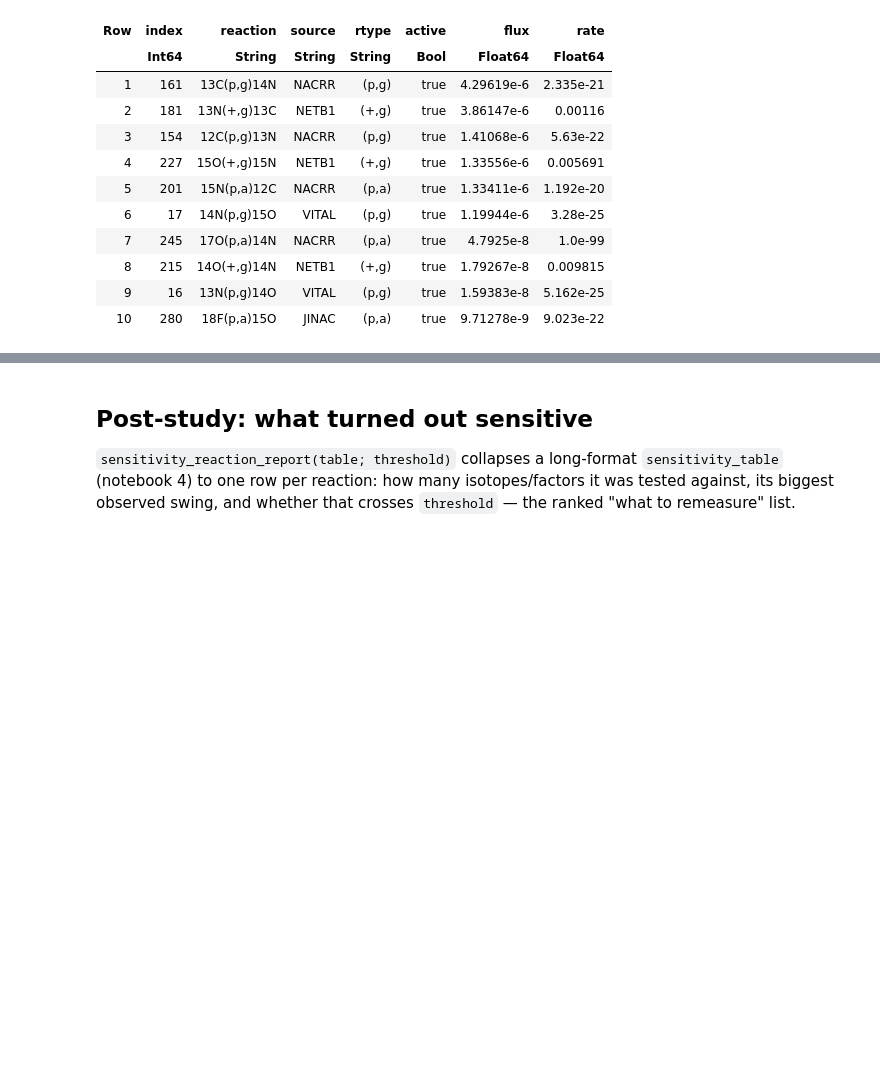
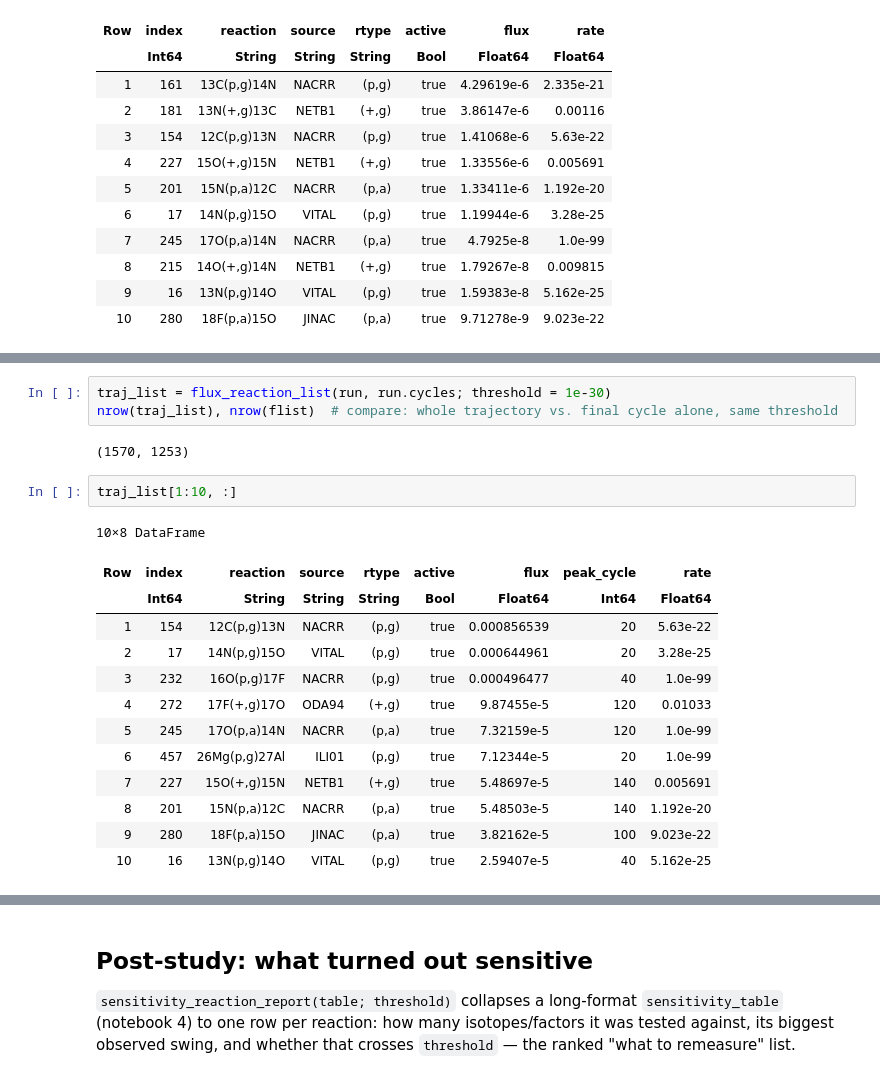
Before and after one commit to NuGrid/NuToolsJl, a Jupyter notebook: NuGridJl/demos/05_reaction_reporting.ipynb, the cells around one changed output, grey strips where cells are left out. Cells and saved outputs as stored; diff of their text form; blank space fills up the shorter version.

```diff
--- a/NuGridJl/demos/05_reaction_reporting.ipynb
+++ b/NuGridJl/demos/05_reaction_reporting.ipynb
@@ -50,0 +64,21 @@ flist[1:10, :]
+# %%
+traj_list = flux_reaction_list(run, run.cycles; threshold = 1e-30)
+nrow(traj_list), nrow(flist)  # compare: whole trajectory vs. final cycle alone, same threshold
+# %% [output]
+(1570, 1253)
+# %%
+traj_list[1:10, :]
+# %% [output]
+10×8 DataFrame
+| Row | index | reaction | source | rtype | active | flux | peak_cycle | rate |
+|  | Int64 | String | String | String | Bool | Float64 | Int64 | Float64 |
+| 1 | 154 | 12C(p,g)13N | NACRR | (p,g) | true | 0.000856539 | 20 | 5.63e-22 |
+| 2 | 17 | 14N(p,g)15O | VITAL | (p,g) | true | 0.000644961 | 20 | 3.28e-25 |
+| 3 | 232 | 16O(p,g)17F | NACRR | (p,g) | true | 0.000496477 | 40 | 1.0e-99 |
+| 4 | 272 | 17F(+,g)17O | ODA94 | (+,g) | true | 9.87455e-5 | 120 | 0.01033 |
+| 5 | 245 | 17O(p,a)14N | NACRR | (p,a) | true | 7.32159e-5 | 120 | 1.0e-99 |
+| 6 | 457 | 26Mg(p,g)27Al | ILI01 | (p,g) | true | 7.12344e-5 | 20 | 1.0e-99 |
+| 7 | 227 | 15O(+,g)15N | NETB1 | (+,g) | true | 5.48697e-5 | 140 | 0.005691 |
+| 8 | 201 | 15N(p,a)12C | NACRR | (p,a) | true | 5.48503e-5 | 140 | 1.192e-20 |
+| 9 | 280 | 18F(p,a)15O | JINAC | (p,a) | true | 3.82162e-5 | 100 | 9.023e-22 |
+| 10 | 16 | 13N(p,g)14O | VITAL | (p,g) | true | 2.59407e-5 | 40 | 5.162e-25 |
```
Also changed, not shown: parts of 4 cells of this notebook, 13 other files.
